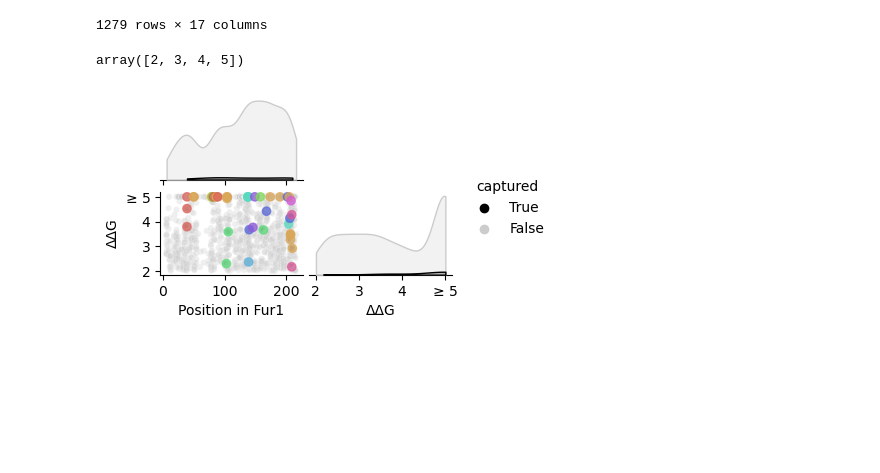
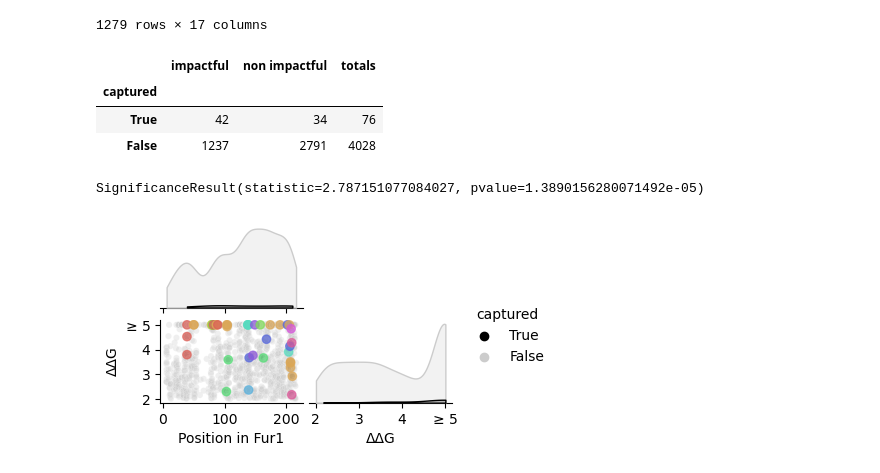
Before and after one commit to Landrylab/Durand_et_al_2023, a Jupyter notebook: FUR1_variants_v2.ipynb, the cells around one changed output. Cells and saved outputs as stored; diff of their text form; code cells hidden in the pictures; blank space fills up the shorter version.

```diff
--- a/FUR1_variants_v2.ipynb
+++ b/FUR1_variants_v2.ipynb
@@ -1297,3 +1301,7 @@ unique_snp_wide
 | 260 | O8 | 265.0 | 89.0 | LL13-040 | 4.0 | 3.0 | mutant | chrVIII:362380:C/T:SNP | ... |
 | 261 | O9 | 48.0 | 17.0 | LL13-040 | 5.0 | 2.0 | mutant | chrVIII:362163:C/T:SNP | ... |
 262 rows × 13 columns
+# %%
+# Number of missense substitutions captured in our dataset
+tot_dataset = len([x for x in unique_snp_wide[unique_snp_wide.mutation_type == 'SNP'].mutation.unique() if x[-1] != '*'])
+tot_dataset
@@ -1335,9 +1345,24 @@ mutfunc_stability_mutations
 | 1278 | - | - | - | - | YHR128W | 216 | V | P | 1 | 4ccde29198ac5f95725c584f1bfc14e5_... | A | ... |
 1279 rows × 17 columns
 # %%
-np.arange(2,6,1)
+stab_impact_mut = mutfunc_stability_mutations.groupby('captured').size().to_frame(name='impactful').sort_values(by='captured', ascending=False)
+stab_impact_mut['totals'] = [tot_dataset, 19*216 - tot_dataset]
+stab_impact_mut['non impactful'] = stab_impact_mut['totals'] - stab_impact_mut['impactful']
+stab_impact_mut = stab_impact_mut[['impactful', 'non impactful', 'totals']]
+stab_impact_mut
 # %% [output]
-array([2, 3, 4, 5])
+|  | impactful | non impactful | totals |
+| captured |  |  |  |
+| True | 42 | 34 | 76 |
+| False | 1237 | 2791 | 4028 |
+# %%
+# Fisher's exact test on contingency table
+from scipy.stats import fisher_exact
+
+res = fisher_exact(stab_impact_mut[['impactful', 'non impactful']].to_numpy())
+res
+# %% [output]
+SignificanceResult(statistic=2.787151077084027, pvalue=1.3890156280071492e-05)
 # %%
 fig = sns.pairplot(mutfunc_stability_mutations, vars=['posaa','sat_ddG'],
                    hue='captured', hue_order=[True,False], palette=['k', '.8'],
```
Also changed, not shown: parts of 5 cells of this notebook.
